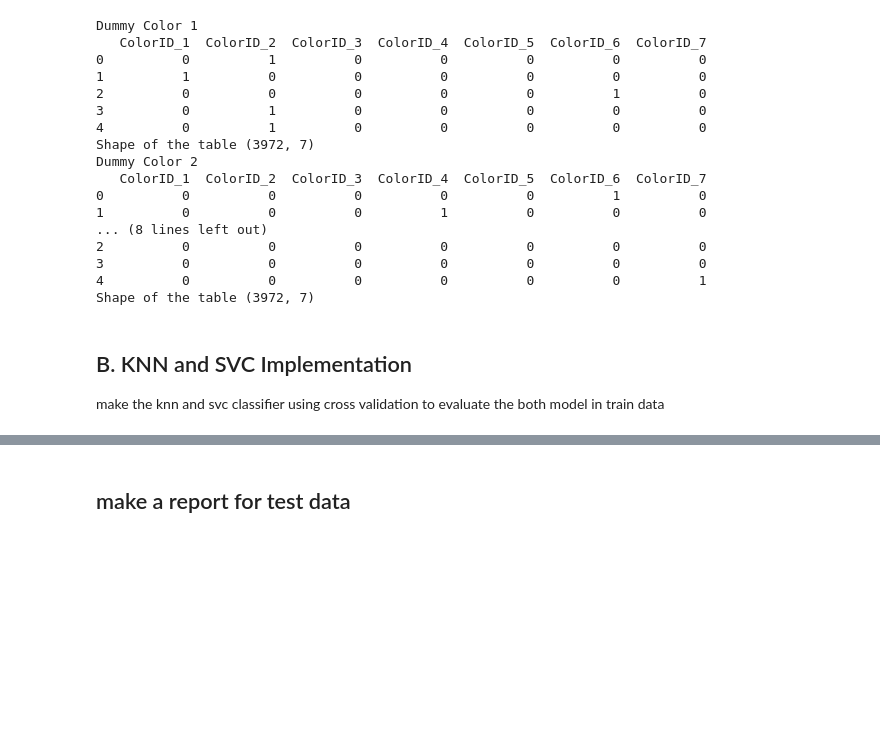
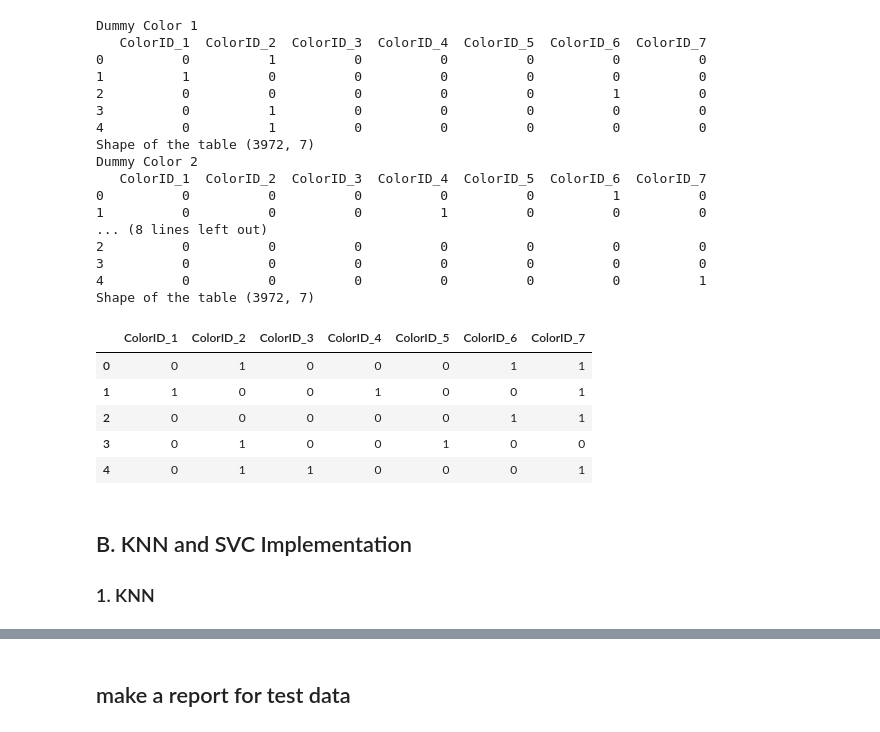
Before and after one commit to naufaldi-fir/adoption-prediction-project, a Jupyter notebook: color-naufaldi.ipynb, the cells around one changed output, grey strips where cells are left out. Cells and saved outputs as stored; diff of their text form; code cells hidden in the pictures; blank space fills up the shorter version.

```diff
--- a/color-naufaldi.ipynb
+++ b/color-naufaldi.ipynb
@@ -265,7 +283,13 @@ Dummy Color 2
 3          0          0          0          0          0          0          0
 4          0          0          0          0          0          0          1
 Shape of the table (3972, 7)
-# %% [markdown]
-## B. KNN and SVC Implementation
-make the knn and svc classifier
-using cross validation to evaluate the both model in train data
+# %%
+one_hot_color = dum_color1 + dum_color2 + dum_color3
+one_hot_color.head()
+# %% [output]
+|  | ColorID_1 | ColorID_2 | ColorID_3 | ColorID_4 | ColorID_5 | ColorID_6 | ColorID_7 |
+| 0 | 0 | 1 | 0 | 0 | 0 | 1 | 1 |
+| 1 | 1 | 0 | 0 | 1 | 0 | 0 | 1 |
+| 2 | 0 | 0 | 0 | 0 | 0 | 1 | 1 |
+| 3 | 0 | 1 | 0 | 0 | 1 | 0 | 0 |
+| 4 | 0 | 1 | 1 | 0 | 0 | 0 | 1 |
@@ -271,0 +299,3 @@ using cross validation to evaluate the both model in train data
+# %% [markdown]
+## B. KNN and SVC Implementation
+### 1. KNN
```
Also changed, not shown: parts of 3 cells of this notebook.
